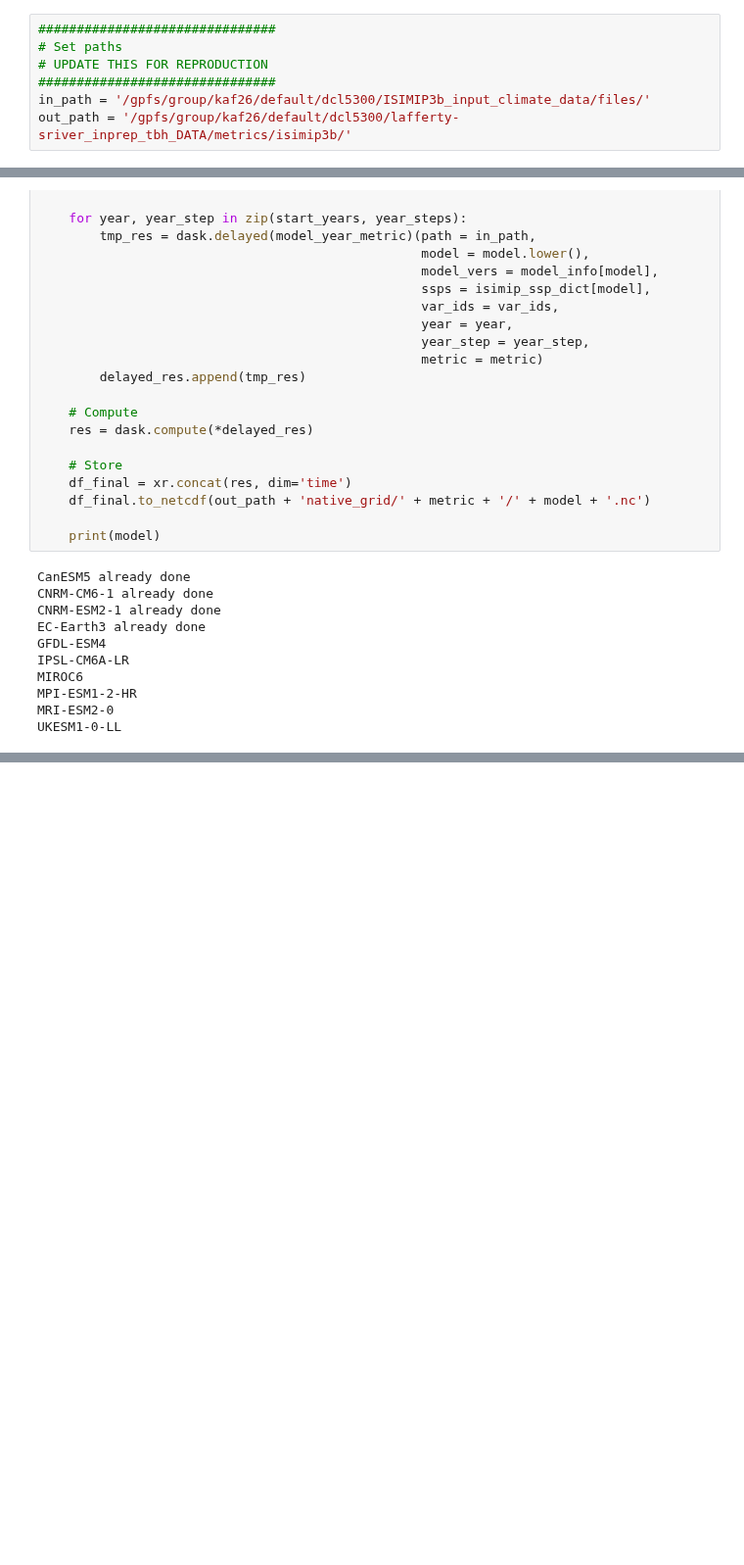
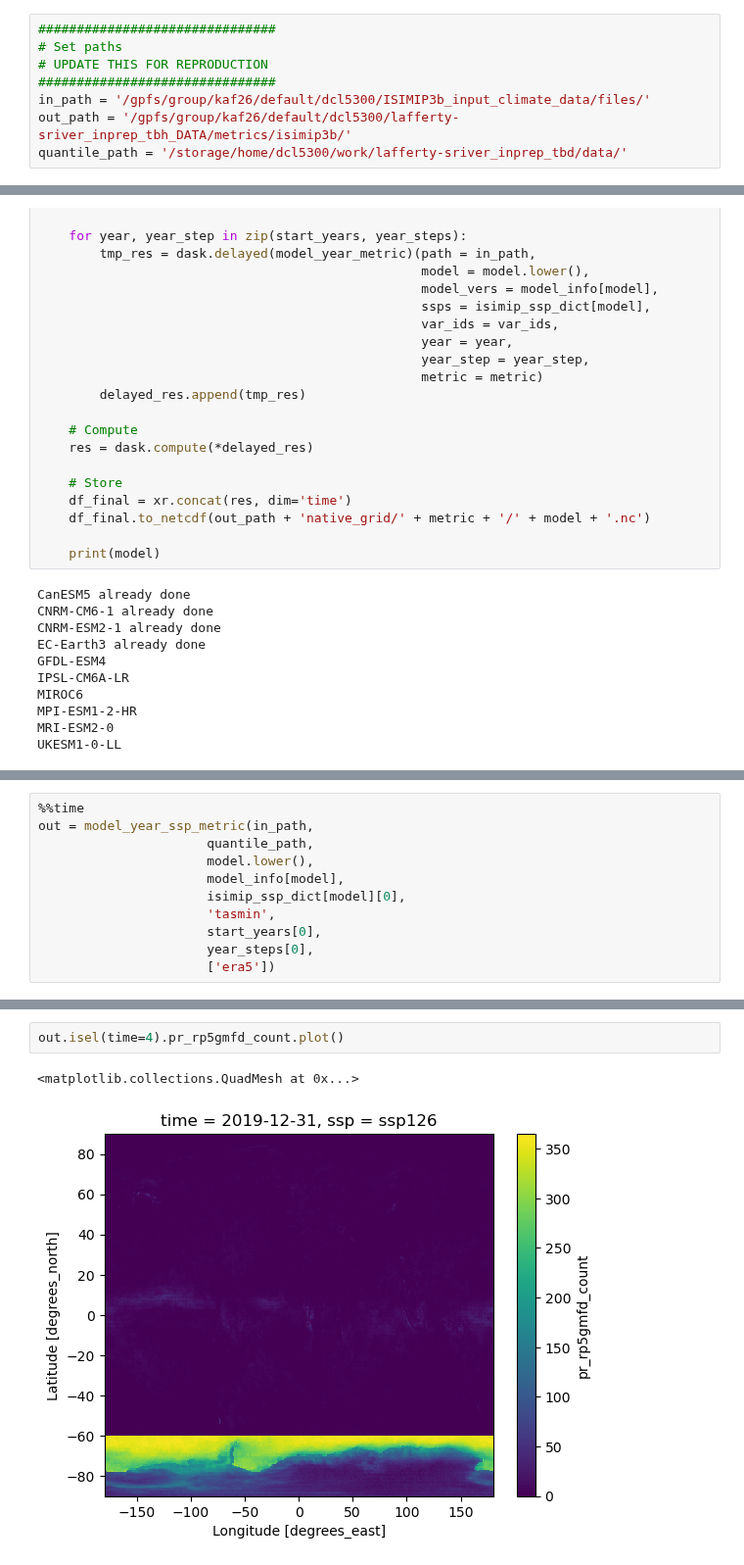
Before and after one commit to david0811/lafferty-sriver_2023_npjCliAtm, a Jupyter notebook: code/02c_metrics_isimip.ipynb, the cells around one changed output, grey strips where cells are left out. Shown at 98% size. Saved outputs shown, nothing was run; the diff lists cells and outputs as text; blank space fills up the shorter version.

```diff
--- a/code/02c_metrics_isimip.ipynb
+++ b/code/02c_metrics_isimip.ipynb
@@ -14,6 +14,7 @@ from glob import glob
 ###############################
 in_path = '/gpfs/group/kaf26/default/dcl5300/ISIMIP3b_input_climate_data/files/'
 out_path = '/gpfs/group/kaf26/default/dcl5300/lafferty-sriver_inprep_tbh_DATA/metrics/isimip3b/'
+quantile_path = '/storage/home/dcl5300/work/lafferty-sriver_inprep_tbd/data/'
 # %%
 ###################
 # Models
@@ -283,0 +364,11 @@ UKESM1-0-LL
+# %%
+%%time
+out = model_year_ssp_metric(in_path,
+                      quantile_path,
+                      model.lower(),
+                      model_info[model],
+                      isimip_ssp_dict[model][0],
+                      'tasmin',
+                      start_years[0],
+                      year_steps[0],
+                      ['era5'])
@@ -283,0 +398,5 @@ UKESM1-0-LL
+# %%
+out.isel(time=4).pr_rp5gmfd_count.plot()
+# %% [output]
+<matplotlib.collections.QuadMesh at 0x...>
+[figure, added]
```
Also changed, not shown: parts of 5 cells of this notebook, 2 other files.
